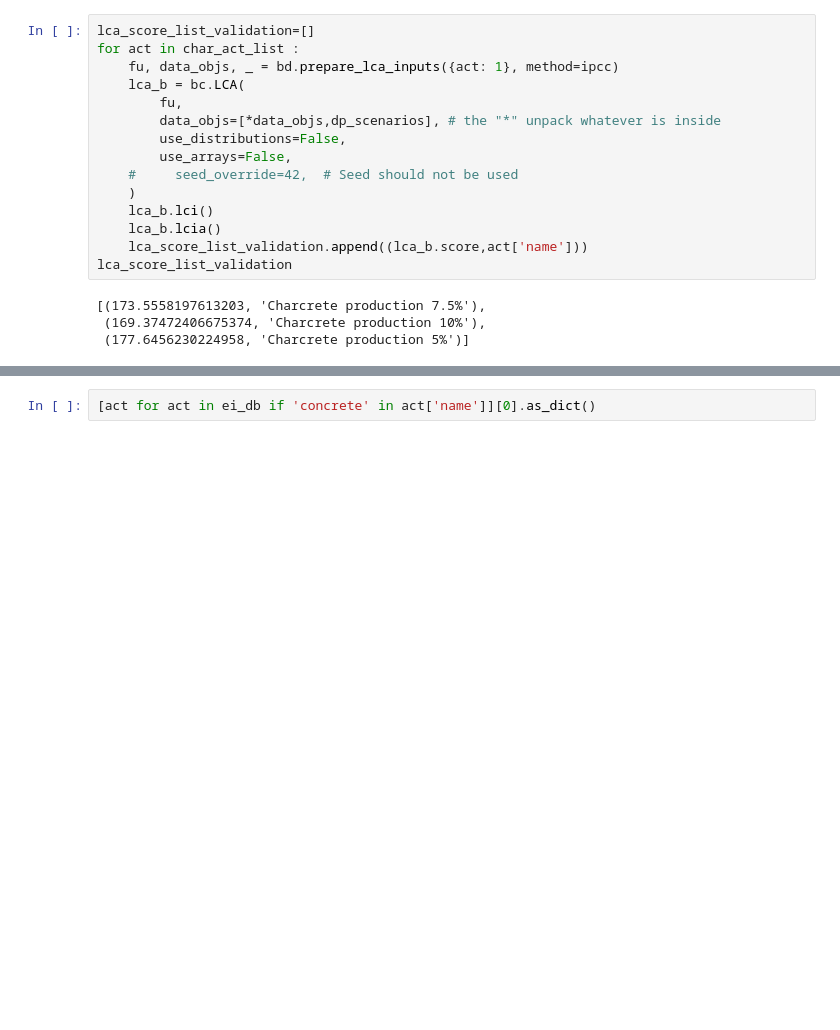
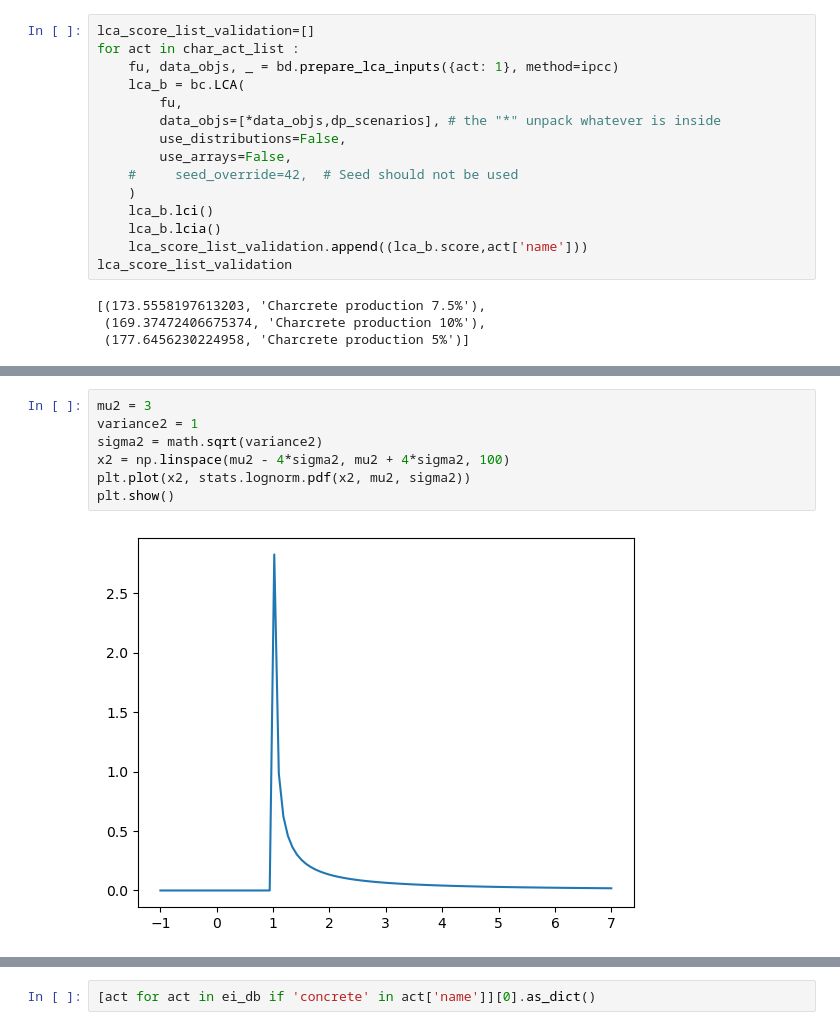
Before and after one commit to mijafro/Charcrete-LCA, a Jupyter notebook: work on correlated samples.ipynb, the cells around one changed output, grey strips where cells are left out. Cells and saved outputs as stored; diff of their text form; blank space fills up the shorter version.

```diff
--- a/work on correlated samples.ipynb
+++ b/work on correlated samples.ipynb
@@ -331,0 +350,9 @@ lca_score_list_validation
+# %%
+mu2 = 3
+variance2 = 1
+sigma2 = math.sqrt(variance2)
+x2 = np.linspace(mu2 - 4*sigma2, mu2 + 4*sigma2, 100)
+plt.plot(x2, stats.lognorm.pdf(x2, mu2, sigma2))
+plt.show()
+# %% [output]
+[figure, added]
```
Also changed, not shown: parts of 16 cells of this notebook.
